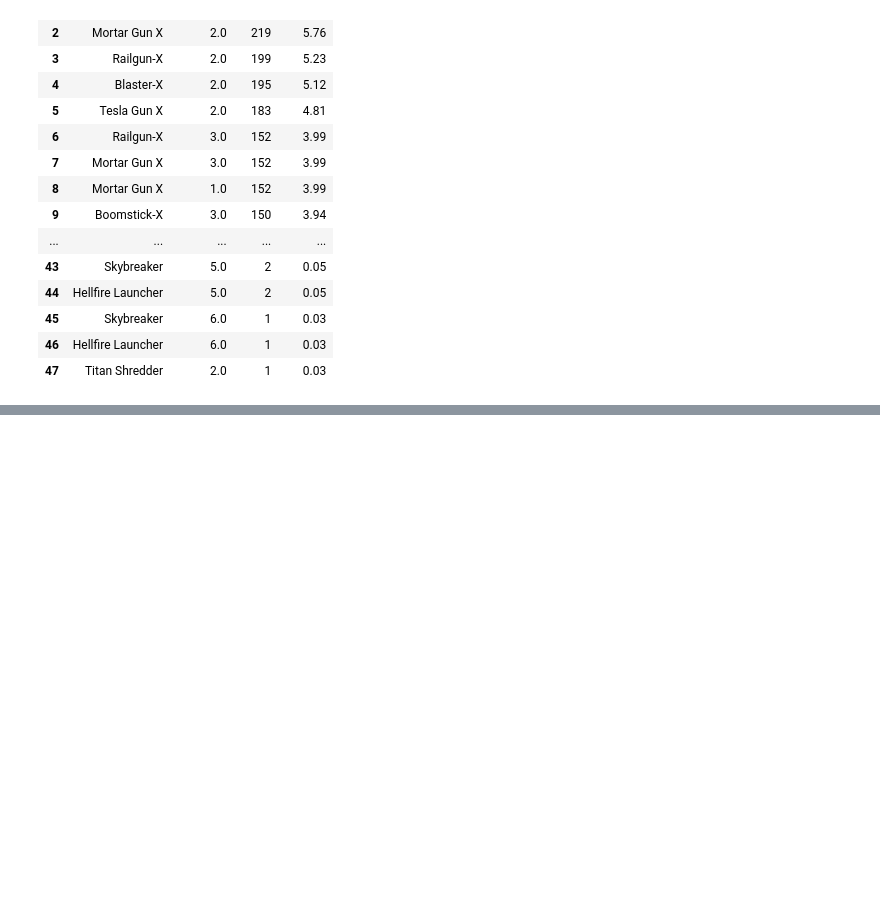
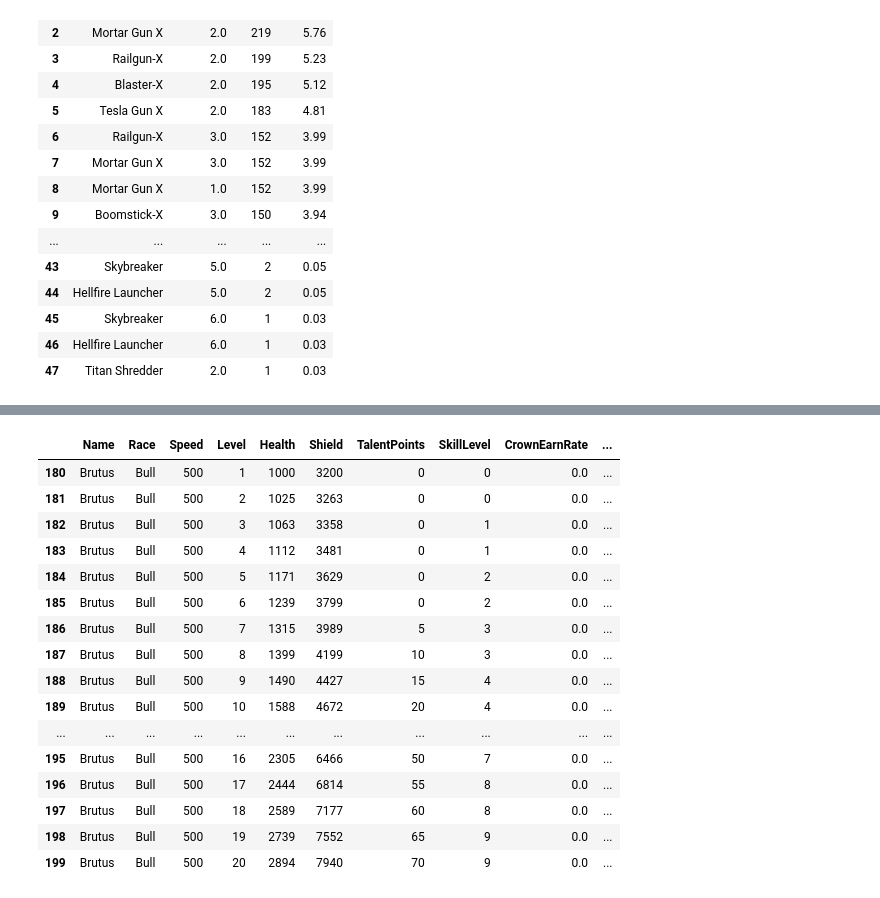
Before and after one commit to VincenzoImp/cantinaroyale.tools, a Jupyter notebook: automations/numeri.ipynb, the cells around one changed output, grey strips where cells are left out. Drawn from its saved outputs; the diff is of its cells as text; code cells hidden in the pictures; blank space fills up the shorter version.

```diff
--- a/automations/numeri.ipynb
+++ b/automations/numeri.ipynb
@@ -119,26 +114,33 @@ tmp2['nft'] = True
 tmp = pd.concat([tmp1, tmp2])
 characters_info = pd.merge(characters_info, tmp, on=['Level', 'nft'])
 characters_upgrade = characters_info.filter(['Level', 'RequiredTokens', 'Shards', 'Crown', 'nft']).rename(columns={'RequiredTokens': 'Tokens'}).drop_duplicates()
+characters_info = characters_info.drop(columns=['RequiredTokens', 'Shards', 'Crown'])
 characters_upgrade.to_csv('characters_upgrade.csv', index=False)
-tmp1 = characters_upgrade[characters_upgrade['nft']==True].sort_values('Level')
-tmp1['TokensCum'] = tmp1['Tokens'].cumsum()
-tmp1['ShardsCum'] = tmp1['Shards'].cumsum()
-tmp1['CrownCum'] = tmp1['Crown'].cumsum()
-tmp1['TokensIncrementPercent'] = round(tmp1['Tokens'] / tmp1['TokensCum'] * 100, 2)
-tmp1['ShardsIncrementPercent'] = round(tmp1['Shards'] / tmp1['ShardsCum'] * 100, 2)
-tmp1['CrownIncrementPercent'] = round(tmp1['Crown'] / tmp1['CrownCum'] * 100, 2)
-for col in ['Tokens', 'Shards', 'Crown']:
-    colnormalized = tmp1[col+'Cum'] / tmp1[col].sum()
-    plt.plot(tmp1['Level'], colnormalized, label=col)
-plt.legend()
-plt.show()
+characters_info = characters_info[~characters_info['ID'].isin(['NFT_Shark_Bronze', 'NFT_Shark_Silver'])]
+def foo(row):
+    names = {
+        'Ape': 'Rocky',
+        'Bear': 'Bonnie',
+        'Cat': 'Cranky',
+        'Tiger': 'Alex',
+        'Croco': 'Aldo',
+        'Rabbit': 'Lola',
+        'Snail': 'Zoom',
+        'Shark': 'Finn',
+        'Squirrel': 'Zayn',
+        'Bull': 'Brutus',
+        'Chicken': 'Chick'
+    }
+    if row['ID'].startswith('FREE_'):
+        return names[row['RaceID']]
+    if row['ID'].startswith('NFT_Ape'):
+        return row['ID'].split('_')[-1] + ' Genesis Ape'
+    if row['ID'].startswith('NFT_Shark'):
+        return row['ID'].split('_')[-1] + ' Space Shark'
+    return np.nan
 
-for character in characters_info[characters_info['ID'].str.startswith('NFT_')]['ID'].unique():
-    tmp = characters_info[characters_info['ID']==character].sort_values('Level')
-    data = tmp['Health'] + tmp['Shield'] / tmp['Health'].max() + tmp['Shield'].max()
-    plt.plot(tmp['Level'], data, label=character)
-plt.legend()
-plt.show()
+characters_info['ID'] = characters_info.apply(foo, axis=1)
+characters_info = characters_info.rename(columns={'ID': 'Name', 'RaceID': 'Race'})
 # %% [output]
 A value is trying to be set on a copy of a slice from a DataFrame.
 Try using .loc[row_indexer,col_indexer] = value instead
@@ -215,0 +220,20 @@ characters_lvlup
+# %%
+characters_info[characters_info['Name']=='Brutus']
+# %% [output]
+|  | Name | Race | Speed | Level | Health | Shield | TalentPoints | SkillLevel | CrownEarnRate | ... |
+| 180 | Brutus | Bull | 500 | 1 | 1000 | 3200 | 0 | 0 | 0.0 | ... |
+| 181 | Brutus | Bull | 500 | 2 | 1025 | 3263 | 0 | 0 | 0.0 | ... |
+| 182 | Brutus | Bull | 500 | 3 | 1063 | 3358 | 0 | 1 | 0.0 | ... |
+| 183 | Brutus | Bull | 500 | 4 | 1112 | 3481 | 0 | 1 | 0.0 | ... |
+| 184 | Brutus | Bull | 500 | 5 | 1171 | 3629 | 0 | 2 | 0.0 | ... |
+| 185 | Brutus | Bull | 500 | 6 | 1239 | 3799 | 0 | 2 | 0.0 | ... |
+| 186 | Brutus | Bull | 500 | 7 | 1315 | 3989 | 5 | 3 | 0.0 | ... |
+| 187 | Brutus | Bull | 500 | 8 | 1399 | 4199 | 10 | 3 | 0.0 | ... |
+| 188 | Brutus | Bull | 500 | 9 | 1490 | 4427 | 15 | 4 | 0.0 | ... |
+| 189 | Brutus | Bull | 500 | 10 | 1588 | 4672 | 20 | 4 | 0.0 | ... |
+| ... | ... | ... | ... | ... | ... | ... | ... | ... | ... | ... |
+| 195 | Brutus | Bull | 500 | 16 | 2305 | 6466 | 50 | 7 | 0.0 | ... |
+| 196 | Brutus | Bull | 500 | 17 | 2444 | 6814 | 55 | 8 | 0.0 | ... |
+| 197 | Brutus | Bull | 500 | 18 | 2589 | 7177 | 60 | 8 | 0.0 | ... |
+| 198 | Brutus | Bull | 500 | 19 | 2739 | 7552 | 65 | 9 | 0.0 | ... |
+| 199 | Brutus | Bull | 500 | 20 | 2894 | 7940 | 70 | 9 | 0.0 | ... |
```
Also changed, not shown: parts of 11 cells of this notebook, 52 other files.
